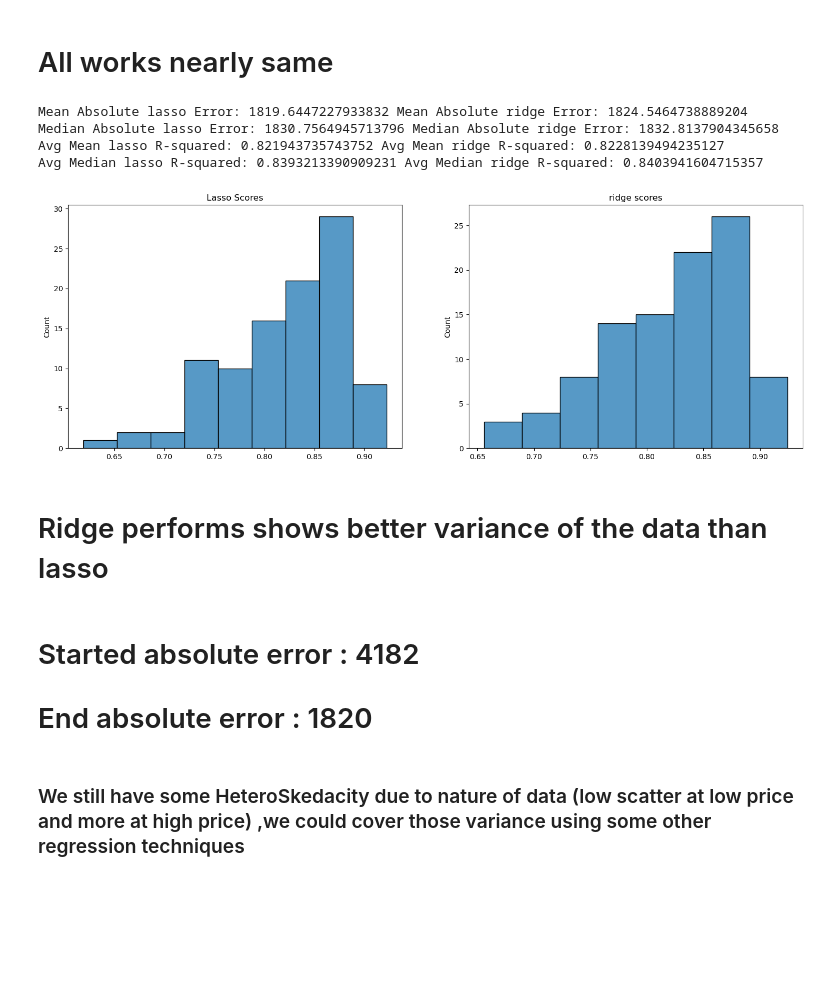
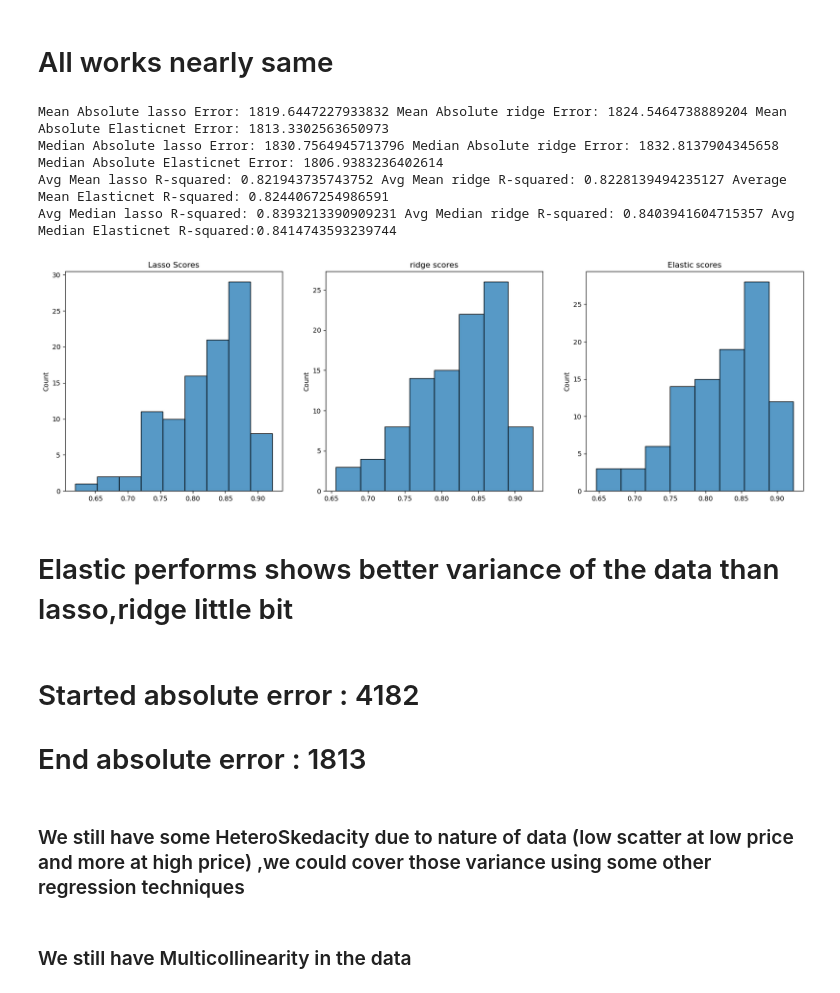
Before and after one commit to Ravikumarchavva/ML_Playground, a Jupyter notebook: week1_regressionAnalysis/Day5_regularization/regularization.ipynb, the cells around one changed output. Saved outputs shown, nothing was run; the diff lists cells and outputs as text; code cells hidden in the pictures; blank space fills up the shorter version.

```diff
--- a/week1_regressionAnalysis/Day5_regularization/regularization.ipynb
+++ b/week1_regressionAnalysis/Day5_regularization/regularization.ipynb
@@ -169,8 +172,8 @@ def avg_lasso(X,y,num_iterations=100):
         grid_search.fit(X_train, y_train)
 
         best_alpha = grid_search.best_params_['regressor__alpha']
-
         lasso_pipe.set_params(regressor__alpha=best_alpha)
+        lasso_pipe.fit(X_train, y_train)
 
         predictions = cross_val_predict(lasso_pipe, X_test, y_test, cv=kf)
         mae = mean_absolute_error(y_test, predictions)
@@ -190,39 +193,69 @@ def avg_ridge(X,y,num_iterations=100):
         grid_search.fit(X_train, y_train)
 
         best_alpha = grid_search.best_params_['regressor__alpha']
+        ridge_pipe.set_params(regressor__alpha=best_alpha)
+        ridge_pipe.fit(X_train, y_train)
 
-        ridge_pipe.set_params(regressor__alpha=best_alpha)
         predictions = cross_val_predict(ridge_pipe, X_test, y_test, cv=kf)
         mae = mean_absolute_error(y_test, predictions)
         r2 = r2_score(y_test, predictions)
         ridge_errors.append(mae)
         ridge_scores.append(r2)
     return ridge_scores,np.mean(ridge_errors),np.median(ridge_errors),np.mean(ridge_scores),np.median(ridge_scores)
+def avg_elastic(X,y,num_iterations=100):
+    elastic_errors=[]
+    elastic_scores=[]
+    for i in range(num_iterations):
+        X_train,X_test,y_train,y_test = train_test_split(X,y,random_state=100+i)
+        kf = KFold(n_splits=3,shuffle=True,random_state=100+i)
+        param_grid = {'regressor__alpha': np.logspace(-3, 3, 100),
+                        'regressor__l1_ratio': np.arange(0.2,0.8,0.1)}
+        grid_search = GridSearchCV(elastic_pipe, param_grid, cv=kf,n_jobs=-1)
+        grid_search.fit(X_train, y_train)
+
+        best_alpha = grid_search.best_params_['regressor__alpha']
+        best_l1_ratio = grid_search.best_params_['regressor__l1_ratio']
+        elastic_pipe.set_params(regressor__alpha=best_alpha)
+        elastic_pipe.set_params(regressor__l1_ratio=best_l1_ratio)
+        elastic_pipe.fit(X_train, y_train)
+
+        predictions = cross_val_predict(elastic_pipe, X_test, y_test, cv=kf)
+        mae = mean_absolute_error(y_test, predictions)
+        r2 = r2_score(y_test, predictions)
+        elastic_errors.append(mae)
+        elastic_scores.append(r2)
+    return elastic_scores,np.mean(elastic_errors),np.median(elastic_errors),np.mean(elastic_scores),np.median(elastic_scores)
 # %%
+elastic_scores,elastic_mae_mean, elastic_mae_median, elastic_r2_mean, elastic_r2_median = avg_elastic(X, y)
 lasso_scores,lasso_mae_mean, lasso_mae_median, lasso_r2_mean, lasso_r2_median = avg_lasso(X, y)
 ridge_scores,ridge_mae_mean, ridge_mae_median, ridge_r2_mean, ridge_r2_median = avg_ridge(X, y)
-print(f'Mean Absolute lasso Error: {lasso_mae_mean} Mean Absolute ridge Error: {ridge_mae_mean}')
-print(f'Median Absolute lasso Error: {lasso_mae_median} Median Absolute ridge Error: {ridge_mae_median}')
-print(f'Avg Mean lasso R-squared: {lasso_r2_mean} Avg Mean ridge R-squared: {ridge_r2_mean}')
-print(f'Avg Median lasso R-squared: {lasso_r2_median} Avg Median ridge R-squared: {ridge_r2_median}')
+
+print(f'Mean Absolute lasso Error: {lasso_mae_mean} Mean Absolute ridge Error: {ridge_mae_mean} Mean Absolute Elasticnet Error: {elastic_mae_mean}')
+print(f'Median Absolute lasso Error: {lasso_mae_median} Median Absolute ridge Error: {ridge_mae_median} Median Absolute Elasticnet Error: {elastic_mae_median}')
+print(f'Avg Mean lasso R-squared: {lasso_r2_mean} Avg Mean ridge R-squared: {ridge_r2_mean} Average Mean Elasticnet R-squared: {elastic_r2_mean}')
+print(f'Avg Median lasso R-squared: {lasso_r2_median} Avg Median ridge R-squared: {ridge_r2_median} Avg Median Elasticnet R-squared:{elastic_r2_median}')
 # %% [output]
-Mean Absolute lasso Error: 1819.6447227933832 Mean Absolute ridge Error: 1824.5464738889204
-Median Absolute lasso Error: 1830.7564945713796 Median Absolute ridge Error: 1832.8137904345658
-Avg Mean lasso R-squared: 0.821943735743752 Avg Mean ridge R-squared: 0.8228139494235127
-Avg Median lasso R-squared: 0.8393213390909231 Avg Median ridge R-squared: 0.8403941604715357
+Mean Absolute lasso Error: 1819.6447227933832 Mean Absolute ridge Error: 1824.5464738889204 Mean Absolute Elasticnet Error: 1813.3302563650973
+Median Absolute lasso Error: 1830.7564945713796 Median Absolute ridge Error: 1832.8137904345658 Median Absolute Elasticnet Error: 1806.9383236402614
+Avg Mean lasso R-squared: 0.821943735743752 Avg Mean ridge R-squared: 0.8228139494235127 Average Mean Elasticnet R-squared: 0.8244067254986591
+Avg Median lasso R-squared: 0.8393213390909231 Avg Median ridge R-squared: 0.8403941604715357 Avg Median Elasticnet R-squared:0.8414743593239744
 # %%
-fig, [ax1, ax2] = plt.subplots(ncols=2, figsize=(18, 6))
+fig, [ax1, ax2, ax3] = plt.subplots(ncols=3, figsize=(20, 6))
 sns.histplot(lasso_scores, ax=ax1)
 ax1.set_title('Lasso Scores')
 sns.histplot(ridge_scores, ax=ax2)
 ax2.set_title("ridge scores")
+sns.histplot(elastic_scores, ax=ax3)
+ax3.set_title("Elastic scores")
 plt.show()
 # %% [output]
-[figure, old version]
+[figure, new version]
 # %% [markdown]
-# Ridge performs shows better variance of the data than lasso
+# Elastic performs shows better variance of the data than lasso,ridge little bit
 # %% [markdown]
 # Started absolute error : 4182
-# End absolute error : 1820
+# End absolute error : 1813
 # %% [markdown]
 ### We still have some HeteroSkedacity due to nature of data (low scatter at low price and more at high price) ,we could cover those variance using some other regression techniques
+# %% [markdown]
+### We still have Multicollinearity in the data
```
Also changed, not shown: parts of 1 cell of this notebook, 8 other files.
